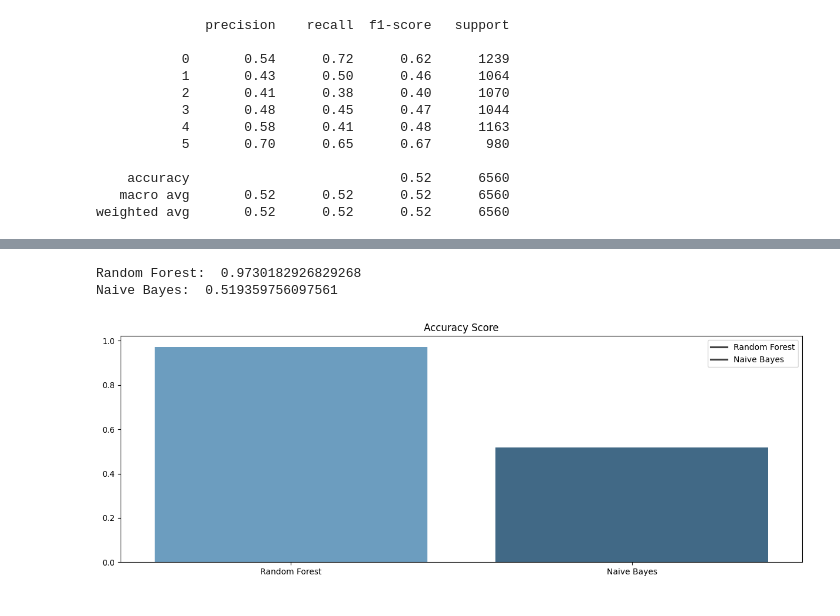
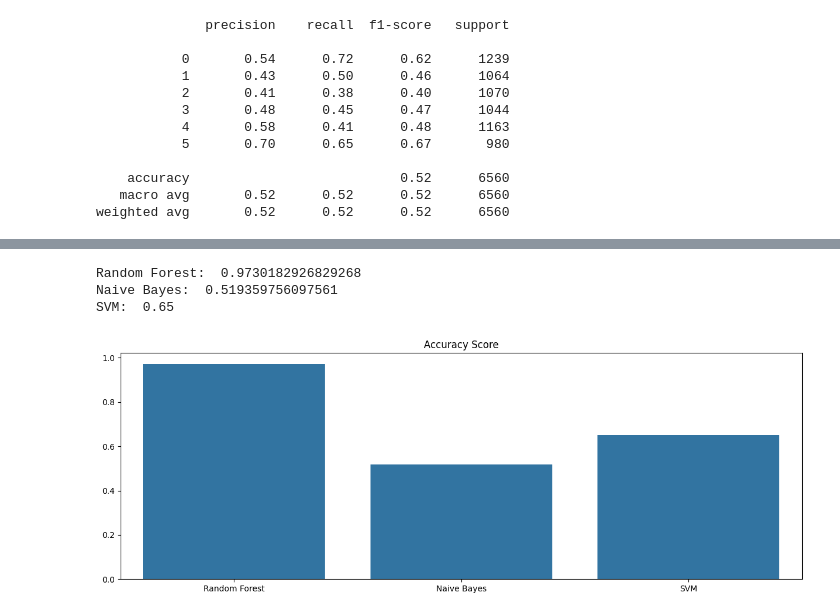
Before and after one commit to Red651/KlassifikasiSpotify, a Jupyter notebook: klassifikasiSpotify.ipynb, the cells around one changed output, grey strips where cells are left out. Cells and saved outputs as stored; diff of their text form; code cells hidden in the pictures.

Commit message:
update model

```diff
--- a/klassifikasiSpotify.ipynb
+++ b/klassifikasiSpotify.ipynb
@@ -128,3 +128,10 @@ print(classification_report(y_test, y_pred_nb))
     accuracy                           0.52      6560
    macro avg       0.52      0.52      0.52      6560
 weighted avg       0.52      0.52      0.52      6560
+# %%
+Pipeline_svm = Pipeline([
+    ('scaler', StandardScaler()),
+    ('model_svm', SVC(random_state=42))
+])
+# %%
+Pipeline_svm.fit(X_train, y_train)
@@ -130,0 +141,3 @@ weighted avg       0.52      0.52      0.52      6560
+# %%
+y_pred_svm = Pipeline_svm.predict(X_test)
+print(classification_report(y_test, y_pred_svm))
@@ -132,15 +158,16 @@ weighted avg       0.52      0.52      0.52      6560
 # accuracy score
 print('Random Forest: ', accuracy_score(y_test, y_pred_RF))
 print('Naive Bayes: ', accuracy_score(y_test, y_pred_nb))
+print('SVM: ', accuracy_score(y_test, y_pred_svm))
 # %% [output]
 Random Forest:  0.9730182926829268
 Naive Bayes:  0.519359756097561
+SVM:  0.65
 # %%
 # visualsasi akurasi score
 plt.figure(figsize=(15,5))
-sns.barplot(x=['Random Forest', 'Naive Bayes'], y=[accuracy_score(y_test, y_pred_RF), accuracy_score(y_test, y_pred_nb)], color='blue', palette='Blues_d')
+sns.barplot(x=['Random Forest', 'Naive Bayes', 'SVM'], y=[accuracy_score(y_test, y_pred_RF), accuracy_score(y_test, y_pred_nb), accuracy_score(y_test, y_pred_svm)])
 plt.title('Accuracy Score')
-plt.legend(['Random Forest', 'Naive Bayes'])
 plt.show()
 # %% [output]
-[figure, old version]
+[figure, new version]
```
Also changed, not shown: parts of 2 cells of this notebook.
